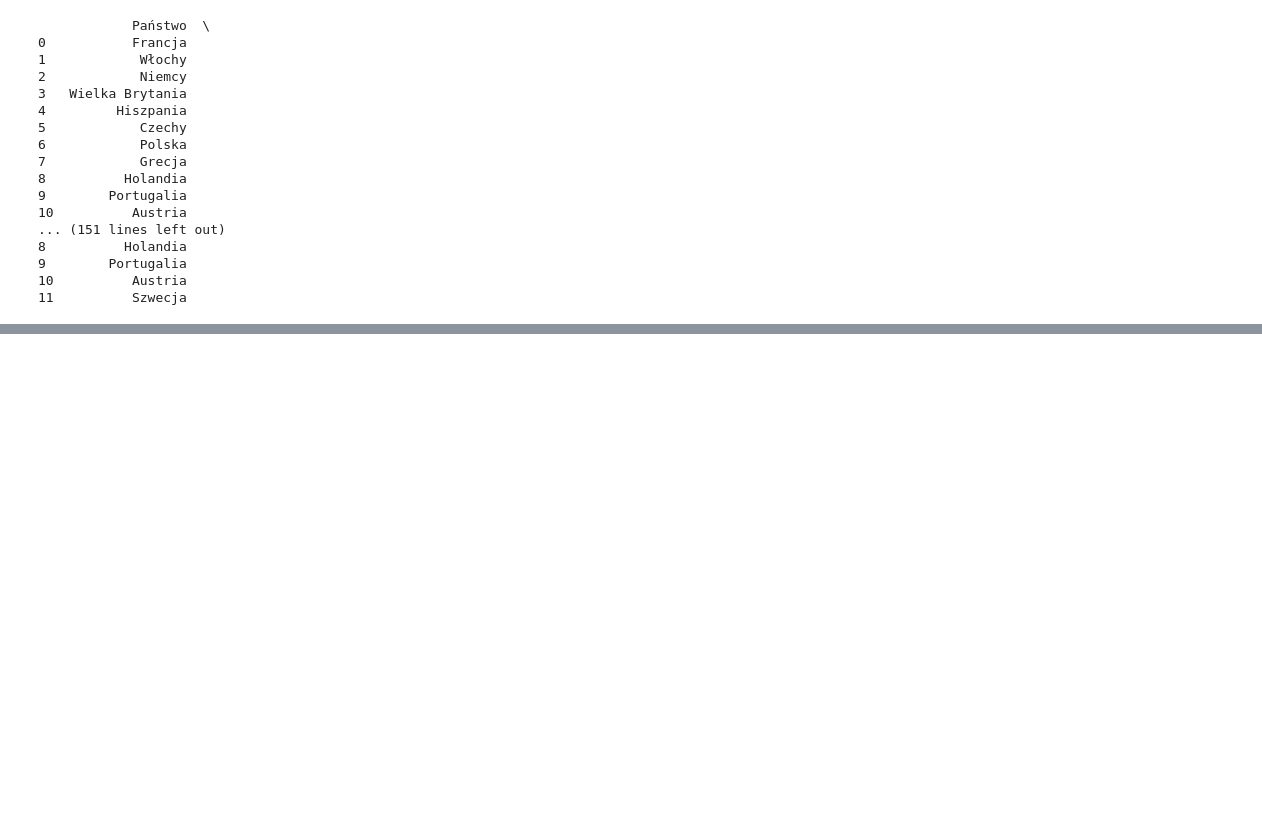
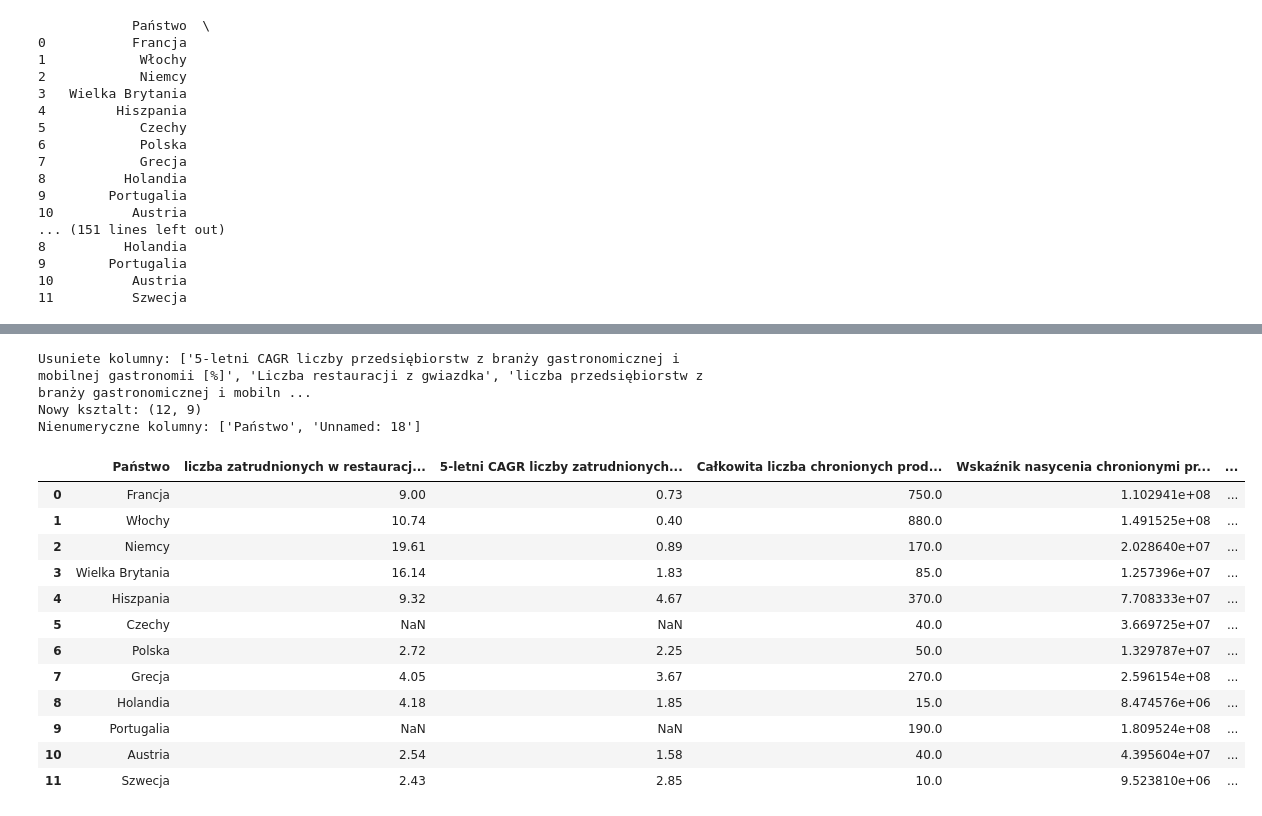
Before and after one commit to Kruciii/Turystyka-gastronomiczna, a Jupyter notebook: 1.ipynb, the cells around one changed output, grey strips where cells are left out. Cells and saved outputs as stored; diff of their text form; code cells hidden in the pictures; blank space fills up the shorter version.

```diff
--- a/1.ipynb
+++ b/1.ipynb
@@ -101,0 +138,44 @@ AttributeError: 'Styler' object has no attribute 'applymap'
+# %%
+# Usuwanie skorelowanych zmiennych (greedy, minimalizacja liczby usunietych)
+threshold = 0.7
+corr_abs = numeric_df.corr().abs()
+
+to_drop = set()
+# srednia korelacja bez przekatnej
+mean_corr = corr_abs.where(~np.eye(corr_abs.shape[0], dtype=bool)).mean()
+
+for i in range(len(corr_abs.columns)):
+    for j in range(i + 1, len(corr_abs.columns)):
+        col_i = corr_abs.columns[i]
+        col_j = corr_abs.columns[j]
+        if corr_abs.iloc[i, j] >= threshold:
+            if col_i in to_drop or col_j in to_drop:
+                continue
+            # usun zmienna o wyzszej sredniej korelacji (heurystyka)
+            drop_col = col_i if mean_corr[col_i] >= mean_corr[col_j] else col_j
+            to_drop.add(drop_col)
+
+df_reduced = df_clean.drop(columns=list(to_drop))
+
+print("Usuniete kolumny:", list(to_drop))
+print("Nowy ksztalt:", df_reduced.shape)
+non_numeric_cols = df_reduced.select_dtypes(exclude="number").columns.tolist()
+print("Nienumeryczne kolumny:", non_numeric_cols)
+display(df_reduced)
+# %% [output]
+Usuniete kolumny: ['5-letni CAGR liczby przedsiębiorstw z branży gastronomicznej i mobilnej gastronomii [%]', 'Liczba restauracji z gwiazdka', 'liczba przedsiębiorstw z branży gastronomicznej i mobiln ...
+Nowy ksztalt: (12, 9)
+Nienumeryczne kolumny: ['Państwo', 'Unnamed: 18']
+|  | Państwo | liczba zatrudnionych w restauracj... | 5-letni CAGR liczby zatrudnionych... | Całkowita liczba chronionych prod... | Wskaźnik nasycenia chronionymi pr... | ... |
+| 0 | Francja | 9.00 | 0.73 | 750.0 | 1.102941e+08 | ... |
+| 1 | Włochy | 10.74 | 0.40 | 880.0 | 1.491525e+08 | ... |
+| 2 | Niemcy | 19.61 | 0.89 | 170.0 | 2.028640e+07 | ... |
+| 3 | Wielka Brytania | 16.14 | 1.83 | 85.0 | 1.257396e+07 | ... |
+| 4 | Hiszpania | 9.32 | 4.67 | 370.0 | 7.708333e+07 | ... |
+| 5 | Czechy | NaN | NaN | 40.0 | 3.669725e+07 | ... |
+| 6 | Polska | 2.72 | 2.25 | 50.0 | 1.329787e+07 | ... |
+| 7 | Grecja | 4.05 | 3.67 | 270.0 | 2.596154e+08 | ... |
+| 8 | Holandia | 4.18 | 1.85 | 15.0 | 8.474576e+06 | ... |
+| 9 | Portugalia | NaN | NaN | 190.0 | 1.809524e+08 | ... |
+| 10 | Austria | 2.54 | 1.58 | 40.0 | 4.395604e+07 | ... |
+| 11 | Szwecja | 2.43 | 2.85 | 10.0 | 9.523810e+06 | ... |
```
Also changed, not shown: parts of 20 cells of this notebook, 3 other files.
